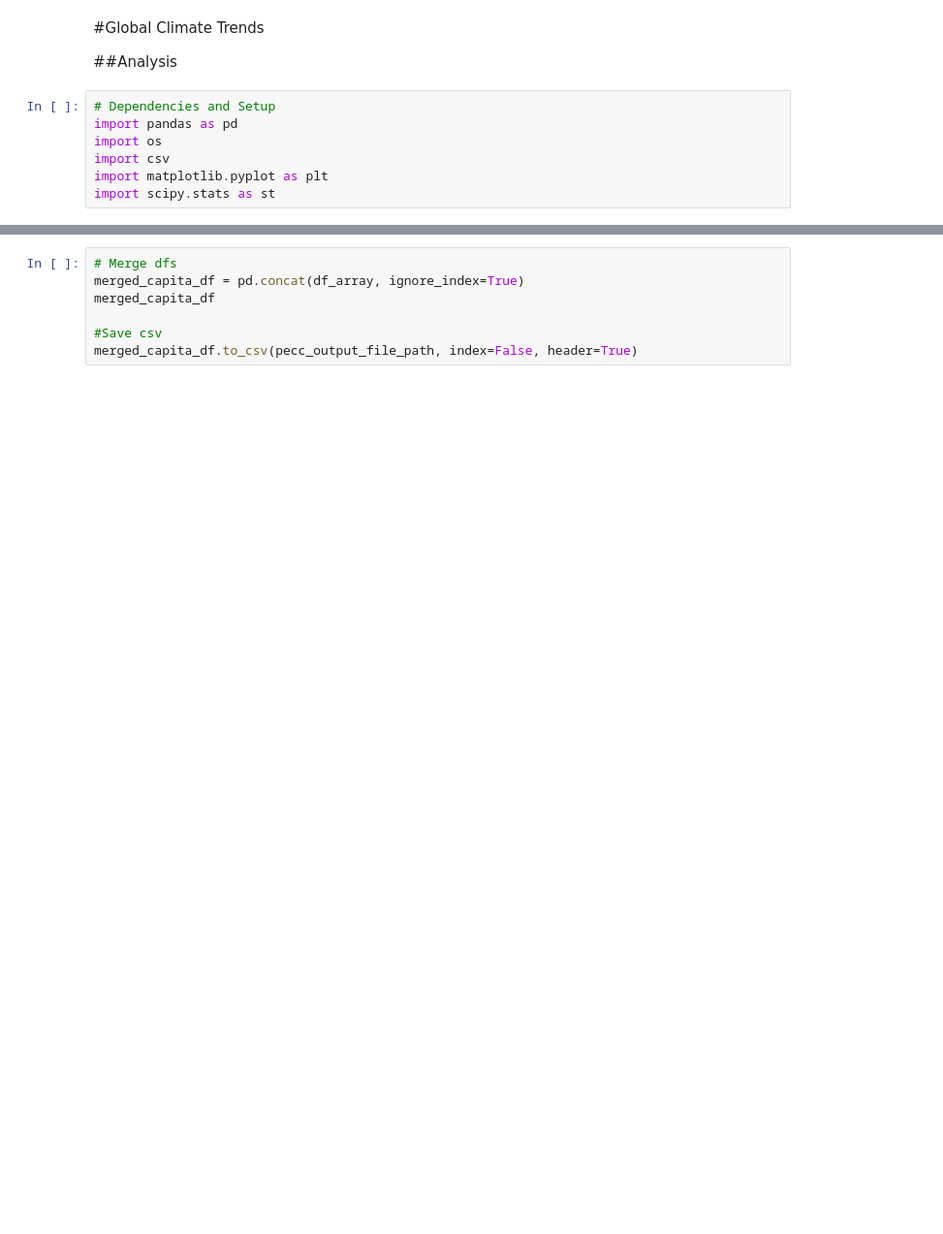
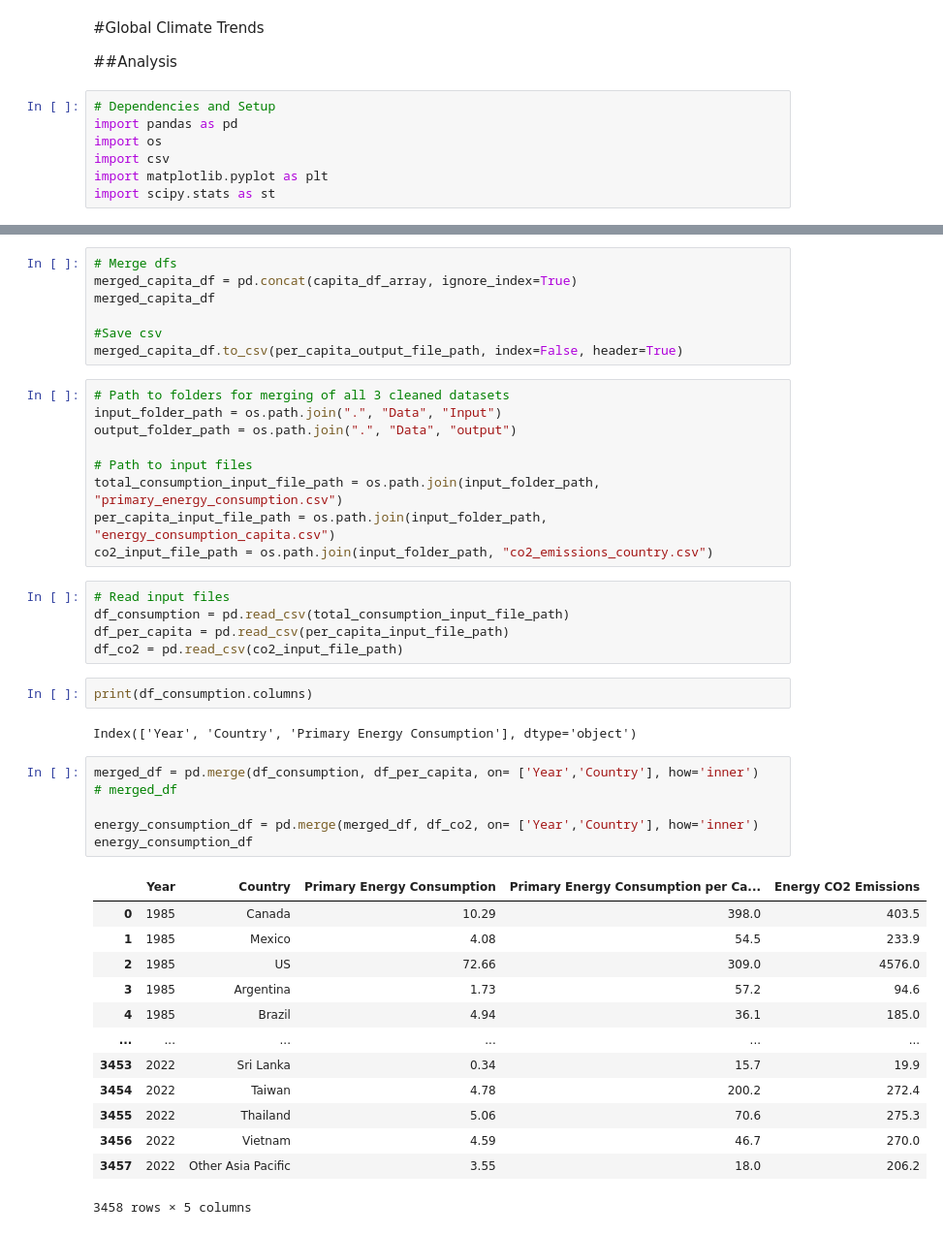
Before and after one commit to maddiebowman/Global_Climate_Change_Trends, a Jupyter notebook: GlobalClimateTrends.ipynb, the cells around one changed output, grey strips where cells are left out. Shown at 97% size. Saved outputs shown, nothing was run; the diff lists cells and outputs as text; blank space fills up the shorter version.

Commit message:
merged datasets

```diff
--- a/GlobalClimateTrends.ipynb
+++ b/GlobalClimateTrends.ipynb
@@ -73,8 +159,46 @@ df_array
  [91 rows x 3 columns]]
 # %%
 # Merge dfs
-merged_capita_df = pd.concat(df_array, ignore_index=True)
+merged_capita_df = pd.concat(capita_df_array, ignore_index=True)
 merged_capita_df
 
 #Save csv
-merged_capita_df.to_csv(pecc_output_file_path, index=False, header=True)
+merged_capita_df.to_csv(per_capita_output_file_path, index=False, header=True)
+# %%
+# Path to folders for merging of all 3 cleaned datasets
+input_folder_path = os.path.join(".", "Data", "Input")
+output_folder_path = os.path.join(".", "Data", "output")
+
+# Path to input files
+total_consumption_input_file_path = os.path.join(input_folder_path, "primary_energy_consumption.csv")
+per_capita_input_file_path = os.path.join(input_folder_path, "energy_consumption_capita.csv")
+co2_input_file_path = os.path.join(input_folder_path, "co2_emissions_country.csv")
+# %%
+# Read input files
+df_consumption = pd.read_csv(total_consumption_input_file_path)
+df_per_capita = pd.read_csv(per_capita_input_file_path)
+df_co2 = pd.read_csv(co2_input_file_path)
+# %%
+print(df_consumption.columns)
+# %% [output]
+Index(['Year', 'Country', 'Primary Energy Consumption'], dtype='object')
+# %%
+merged_df = pd.merge(df_consumption, df_per_capita, on= ['Year','Country'], how='inner')
+# merged_df
+
+energy_consumption_df = pd.merge(merged_df, df_co2, on= ['Year','Country'], how='inner')
+energy_consumption_df
+# %% [output]
+|  | Year | Country | Primary Energy Consumption | Primary Energy Consumption per Ca... | Energy CO2 Emissions |
+| 0 | 1985 | Canada | 10.29 | 398.0 | 403.5 |
+| 1 | 1985 | Mexico | 4.08 | 54.5 | 233.9 |
+| 2 | 1985 | US | 72.66 | 309.0 | 4576.0 |
+| 3 | 1985 | Argentina | 1.73 | 57.2 | 94.6 |
+| 4 | 1985 | Brazil | 4.94 | 36.1 | 185.0 |
+| ... | ... | ... | ... | ... | ... |
+| 3453 | 2022 | Sri Lanka | 0.34 | 15.7 | 19.9 |
+| 3454 | 2022 | Taiwan | 4.78 | 200.2 | 272.4 |
+| 3455 | 2022 | Thailand | 5.06 | 70.6 | 275.3 |
+| 3456 | 2022 | Vietnam | 4.59 | 46.7 | 270.0 |
+| 3457 | 2022 | Other Asia Pacific | 3.55 | 18.0 | 206.2 |
+3458 rows × 5 columns
```
Also changed, not shown: parts of 5 cells of this notebook, 12 other files.
